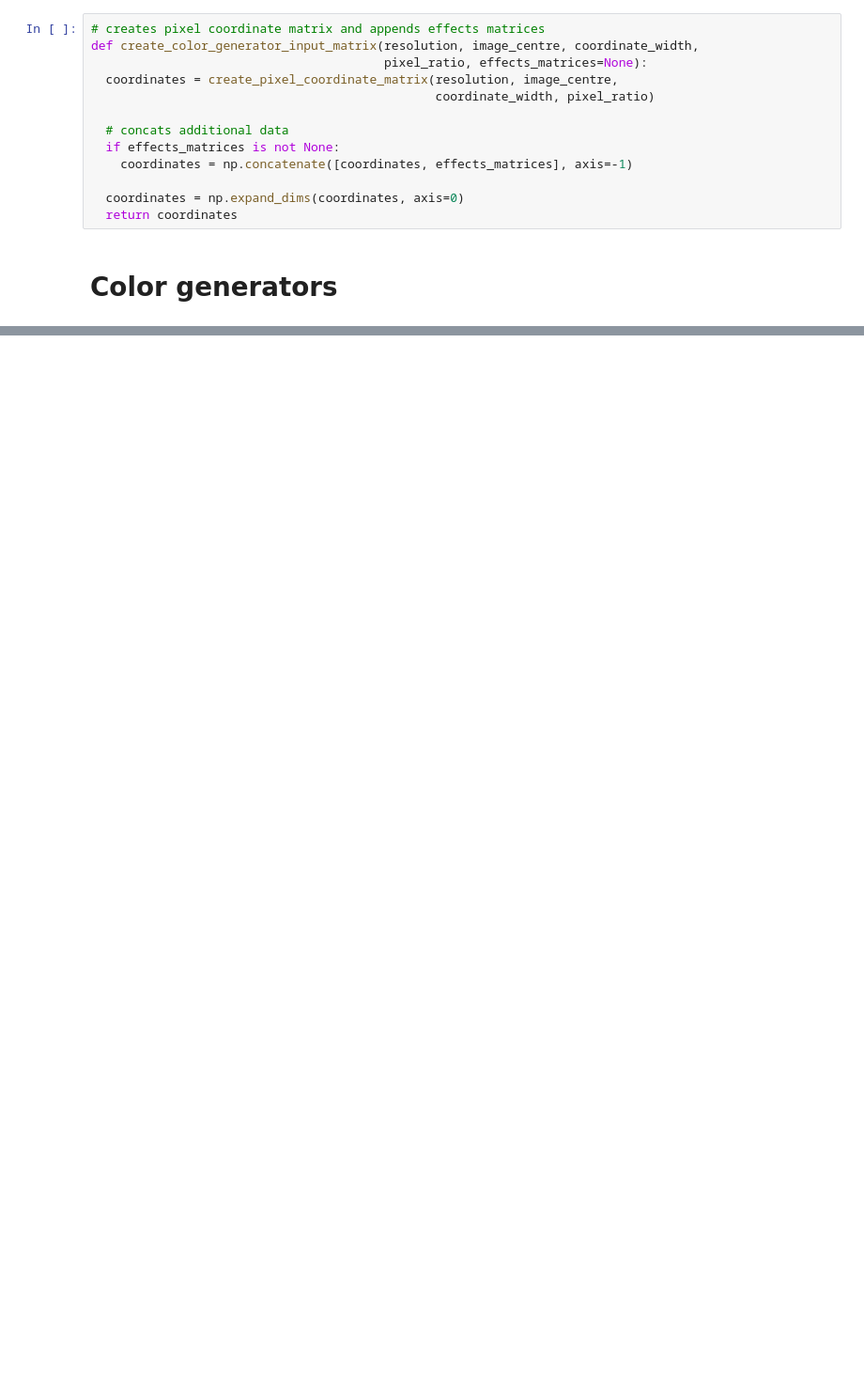
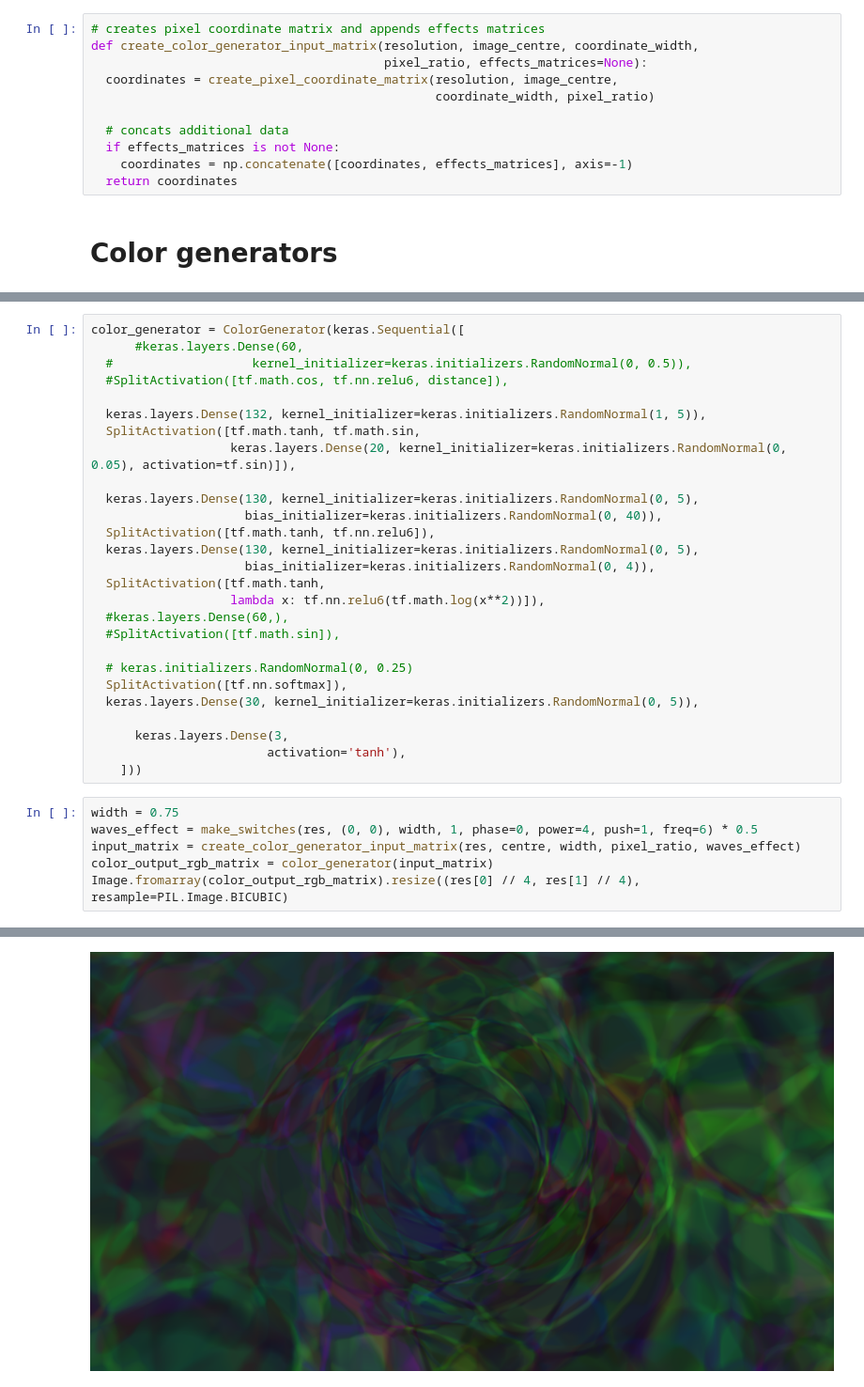
Before and after one commit to Nikita-Gz/ArGen, a Jupyter notebook: ArGen_public.ipynb, the cells around one changed output, grey strips where cells are left out. Shown at 94% size. Cells and saved outputs as stored; diff of their text form; blank space fills up the shorter version.

```diff
--- a/ArGen_public.ipynb
+++ b/ArGen_public.ipynb
@@ -122,8 +122,6 @@ def create_color_generator_input_matrix(resolution, image_centre, coordinate_wid
   # concats additional data
   if effects_matrices is not None:
     coordinates = np.concatenate([coordinates, effects_matrices], axis=-1)
-
-  coordinates = np.expand_dims(coordinates, axis=0)
   return coordinates
 # %% [markdown]
 # Color generators
@@ -219,0 +261,34 @@ Image.fromarray(vals)
+# %%
+color_generator = ColorGenerator(keras.Sequential([
+      #keras.layers.Dense(60,
+  #                   kernel_initializer=keras.initializers.RandomNormal(0, 0.5)),
+  #SplitActivation([tf.math.cos, tf.nn.relu6, distance]),
+
+  keras.layers.Dense(132, kernel_initializer=keras.initializers.RandomNormal(1, 5)),
+  SplitActivation([tf.math.tanh, tf.math.sin,
+                   keras.layers.Dense(20, kernel_initializer=keras.initializers.RandomNormal(0, 0.05), activation=tf.sin)]),
+
+  keras.layers.Dense(130, kernel_initializer=keras.initializers.RandomNormal(0, 5),
+                     bias_initializer=keras.initializers.RandomNormal(0, 40)),
+  SplitActivation([tf.math.tanh, tf.nn.relu6]),
+  keras.layers.Dense(130, kernel_initializer=keras.initializers.RandomNormal(0, 5),
+                     bias_initializer=keras.initializers.RandomNormal(0, 4)),
+  SplitActivation([tf.math.tanh,
+                   lambda x: tf.nn.relu6(tf.math.log(x**2))]),
+  #keras.layers.Dense(60,),
+  #SplitActivation([tf.math.sin]),
+
+  # keras.initializers.RandomNormal(0, 0.25)
+  SplitActivation([tf.nn.softmax]),
+  keras.layers.Dense(30, kernel_initializer=keras.initializers.RandomNormal(0, 5)),
+
+      keras.layers.Dense(3,
+                        activation='tanh'),
+    ]))
+# %%
+width = 0.75
+waves_effect = make_switches(res, (0, 0), width, 1, phase=0, power=4, push=1, freq=6) * 0.5
+input_matrix = create_color_generator_input_matrix(res, centre, width, pixel_ratio, waves_effect)
+color_output_rgb_matrix = color_generator(input_matrix)
+Image.fromarray(color_output_rgb_matrix).resize((res[0] // 4, res[1] // 4), resample=PIL.Image.BICUBIC)
+# %% [output]
@@ -219,0 +303 @@ Image.fromarray(vals)
+[figure, added]
```
Also changed, not shown: parts of 23 cells of this notebook.
